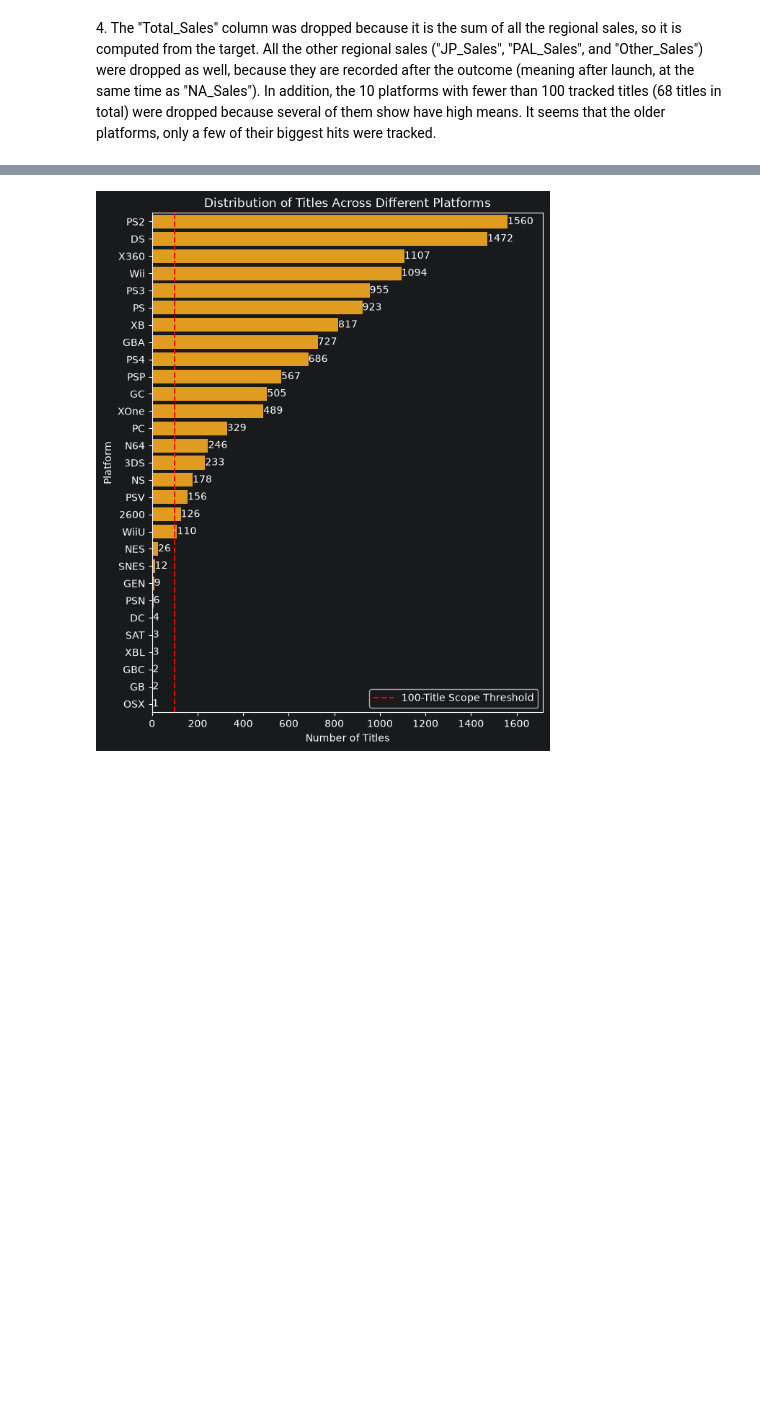
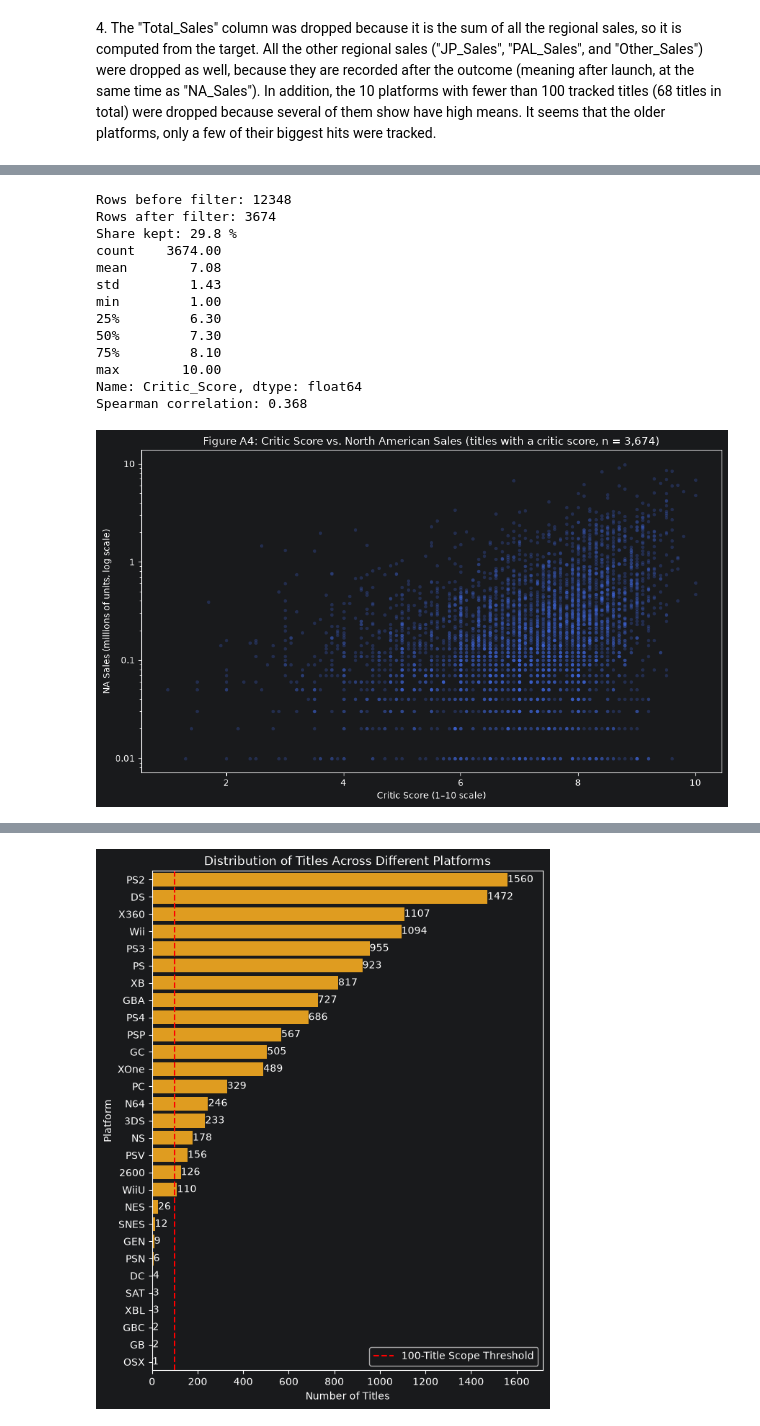
Before and after one commit to sergio-fernandez10/CS577-Project, a Jupyter notebook: Phase 3/Group6_Aaron_Sergio_Phase3.ipynb, the cells around one changed output, grey strips where cells are left out. Saved outputs shown, nothing was run; the diff lists cells and outputs as text; code cells hidden in the pictures; blank space fills up the shorter version.

```diff
--- a/Phase 3/Group6_Aaron_Sergio_Phase3.ipynb
+++ b/Phase 3/Group6_Aaron_Sergio_Phase3.ipynb
@@ -51,0 +197,41 @@ The shape of phase3_working.csv is (12280, 8)
+# %%
+df_a4 = df.dropna(subset=["Critic_Score"])
+
+print("Rows before filter:", len(df))
+print("Rows after filter:", len(df_a4))
+print("Share kept:", round(len(df_a4) / len(df) * 100, 1), "%")
+print(df_a4["Critic_Score"].describe().round(2))
+
+spearman = df_a4["Critic_Score"].corr(df_a4["NA_Sales"], method="spearman")
+print("Spearman correlation:", round(spearman, 3))
+
+fig, ax = plt.subplots(figsize=(10, 6))
+
+sns.scatterplot(data=df_a4, x="Critic_Score", y="NA_Sales",
+                alpha=0.25, s=15, color="royalblue", linewidth=0, ax=ax)
+
+ax.set_yscale("log")
+ax.set_yticks([0.01, 0.1, 1, 10])
+ax.set_yticklabels(["0.01", "0.1", "1", "10"])
+
+ax.set_title(f"Figure A4: Critic Score vs. North American Sales (titles with a critic score, n = {len(df_a4):,})")
+ax.set_xlabel("Critic Score (1–10 scale)")
+ax.set_ylabel("NA Sales (millions of units, log scale)")
+
+plt.tight_layout()
+plt.show()
+# %% [output]
+Rows before filter: 12348
+Rows after filter: 3674
+Share kept: 29.8 %
+count    3674.00
+mean        7.08
+std         1.43
+min         1.00
+25%         6.30
+50%         7.30
+75%         8.10
+max        10.00
+Name: Critic_Score, dtype: float64
+Spearman correlation: 0.368
+[figure, added]
```
Also changed, not shown: parts of 31 cells of this notebook.
